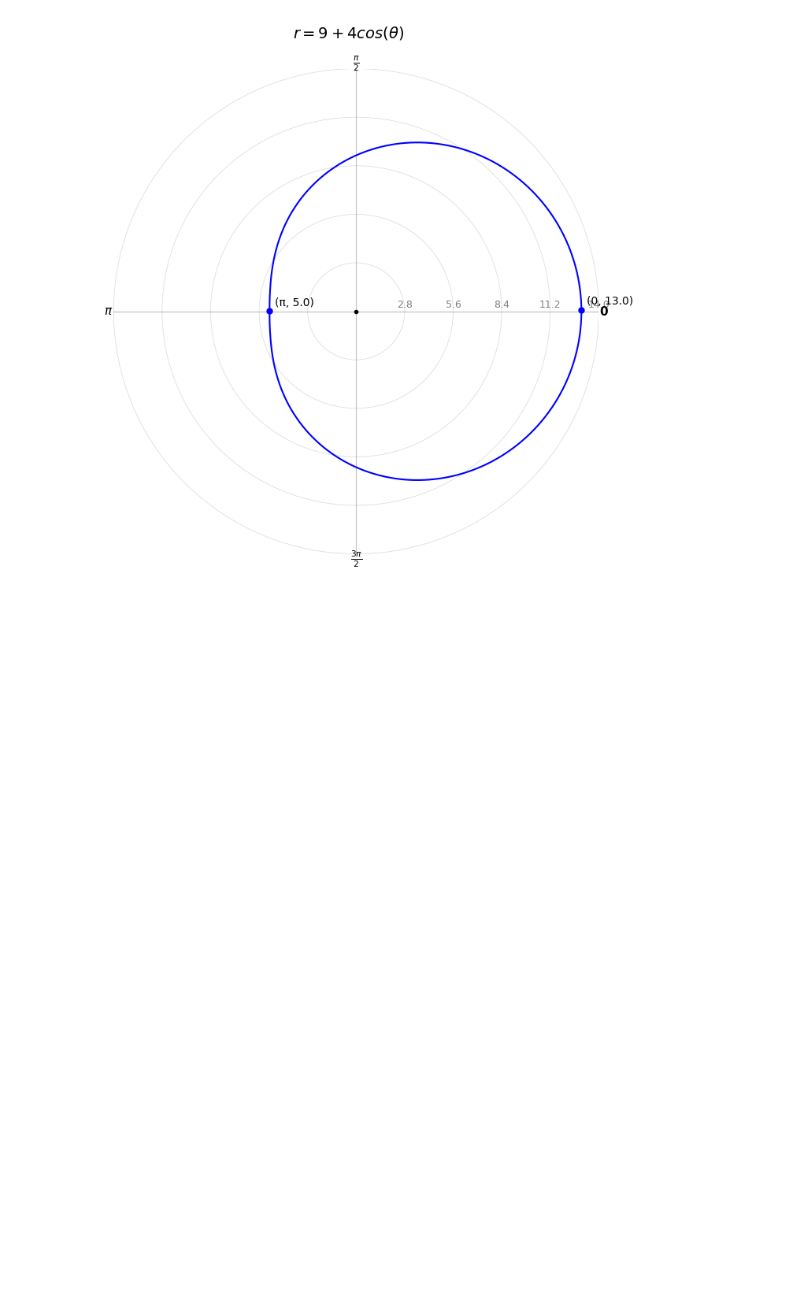
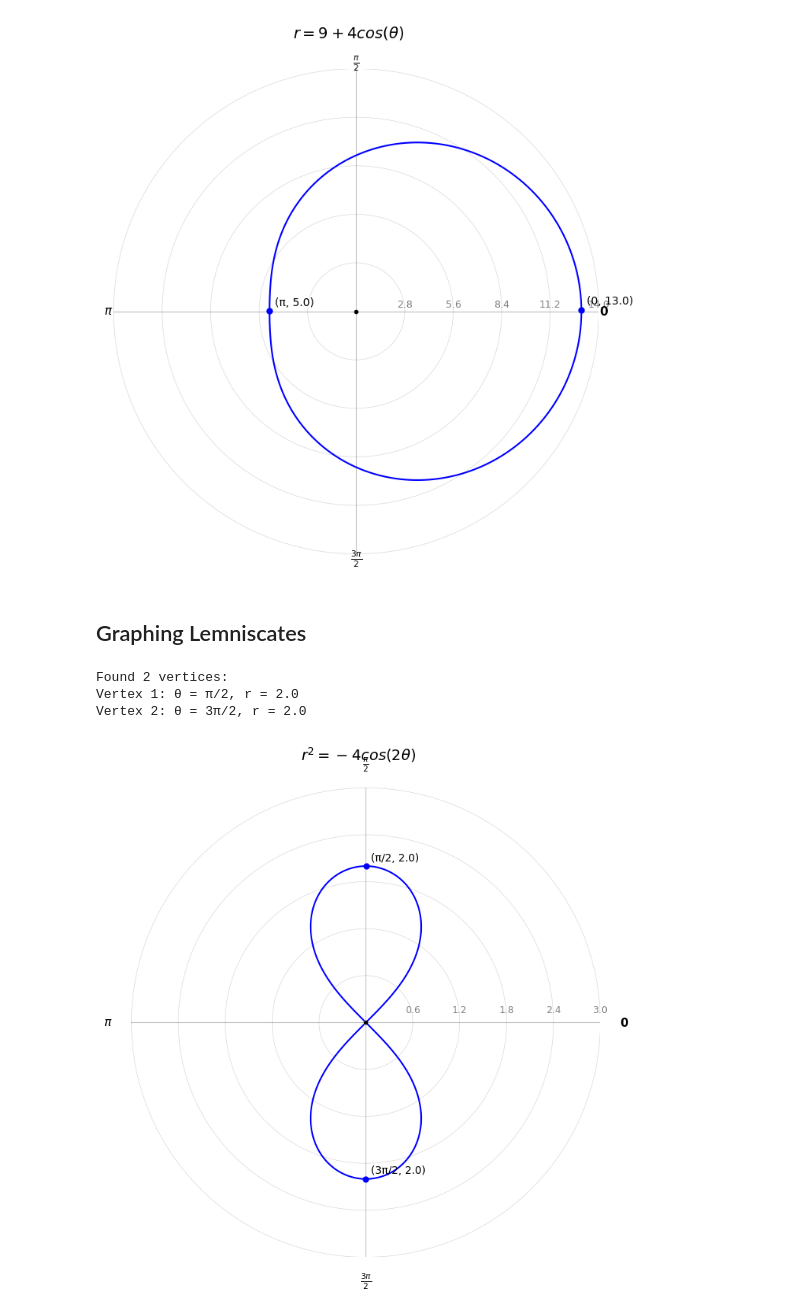
Before and after one commit to seanjiangsh/math-practice, a Jupyter notebook: pre-calculus/pre-calculus.ipynb, the cells around one changed output. Saved outputs shown, nothing was run; the diff lists cells and outputs as text; code cells hidden in the pictures; blank space fills up the shorter version.

Commit message:
Graphing lemniscates on polar coordinates

```diff
--- a/pre-calculus/pre-calculus.ipynb
+++ b/pre-calculus/pre-calculus.ipynb
@@ -492,3 +492,17 @@ Found 2 vertices:
 Vertex 1: θ = 0, r = 13.0
 Vertex 2: θ = π, r = 5.0
 [figure]
+# %% [markdown]
+## Graphing Lemniscates
+# %%
+# r^2 = -4 * cos(2θ)
+title = "$r^2 = -4cos(2\\theta)$"
+equation = lambda theta: np.sqrt(-4 * np.cos(2 * theta))
+
+# Create the polar plot
+plot_polar_equation(title, equation, n_points=20000)
+# %% [output]
+Found 2 vertices:
+Vertex 1: θ = π/2, r = 2.0
+Vertex 2: θ = 3π/2, r = 2.0
+[figure, added]
```
Also changed, not shown: parts of 6 cells of this notebook, 1 other file.
